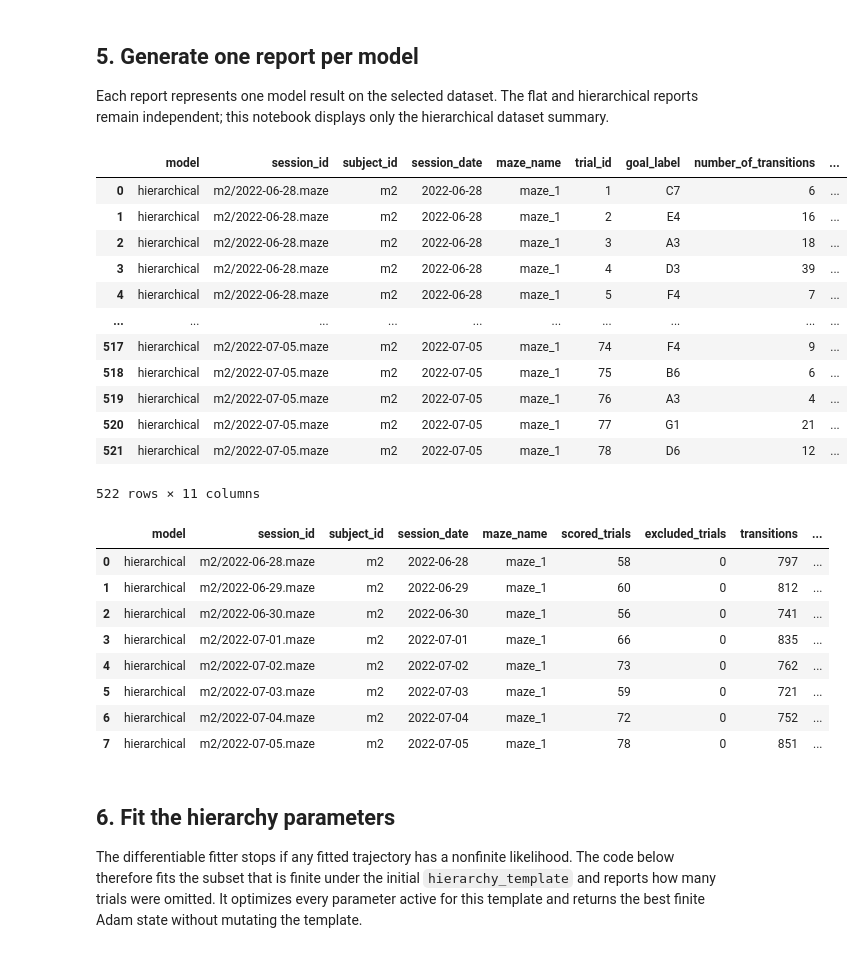
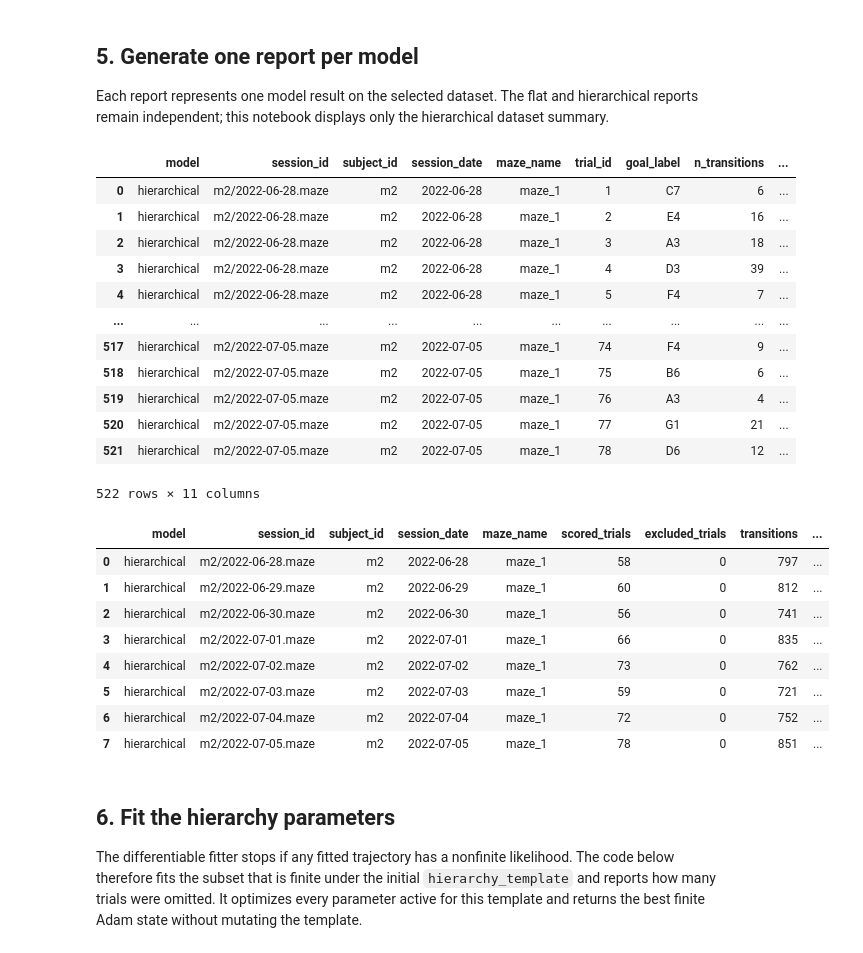
Before and after one commit to rudstre/hierarchical_bigmaze, a Jupyter notebook: doohan_data_interaction/doohan_trial_lmdp.ipynb, the cells around one changed output. Saved outputs shown, nothing was run; the diff lists cells and outputs as text; code cells hidden in the pictures.

```diff
--- a/doohan_data_interaction/doohan_trial_lmdp.ipynb
+++ b/doohan_data_interaction/doohan_trial_lmdp.ipynb
@@ -21,16 +21,18 @@ if not (PROJECT_ROOT / "pyproject.toml").is_file():
 
 sys.path.insert(0, str(PROJECT_ROOT / "src"))
 from andrew_mlmdp import (  # noqa: E402
-    DoohanMovementDataset,
-    LMDPEnvironment,
-    NMFDiscoveryParameters,
+    DoohanDataset,
+    Environment,
+    NMFConfig,
     SubgoalBasis,
-    discover_soft_subgoals,
+    discover_subgoals,
+    required_parameters,
+    score_flat_dataset,
+    score_hierarchy_dataset,
+    soft_parameters,
+)
+from andrew_mlmdp import (  # noqa: E402
     plotting as viz,
-    required_hierarchical_parameter_names,
-    score_flat_movement_dataset,
-    score_hierarchical_movement_dataset,
-    soft_hierarchy_parameters,
 )
 
 GRIDMAZE_DATA = (
@@ -42,7 +44,7 @@ MAZE_NAME = "maze_1"
 START_DATE = "2022-06-28"
 END_DATE = "2022-07-05"
 
-movement_dataset = DoohanMovementDataset.from_data_root(
+movement_dataset = DoohanDataset.from_data_root(
     GRIDMAZE_DATA,
     subject_ids=SUBJECT_IDS,
     start_date=START_DATE,
@@ -52,7 +54,7 @@ movement_dataset = DoohanMovementDataset.from_data_root(
 sessions = movement_dataset.sessions
 labeled_maze = movement_dataset.definition
 maze = labeled_maze.maze
-environment = LMDPEnvironment(maze)
+environment = Environment(maze)
 
 print(f"sessions: {len(sessions)}")
 print(f"maze: {movement_dataset.maze_name}")
@@ -127,15 +129,15 @@ The distributed basis is discovered once for the maze, not once per session or t
 # %%
 discovery_rank = 8
 smoothness_strength = 1.0
-soft_discovery = discover_soft_subgoals(
+soft_discovery = discover_subgoals(
     environment,
     ranks=(discovery_rank,),
-    parameters=NMFDiscoveryParameters(
+    parameters=NMFConfig(
         lambda_smooth=smoothness_strength,
     ),
     seed=0,
 ).result(discovery_rank)
-viz.plot_soft_subtasks(soft_discovery)
+viz.plot_subtasks(soft_discovery)
 plt.show()
 
 soft_basis = SubgoalBasis.from_profiles(
@@ -145,7 +147,7 @@ soft_basis = SubgoalBasis.from_profiles(
 )
 hierarchy_template = environment.hierarchy(
     soft_basis,
-    parameters=soft_hierarchy_parameters(
+    parameters=soft_parameters(
         discovery_rank,
         upper_control_cost=0.18,
     ),
@@ -189,23 +191,23 @@ True
 Each report represents one model result on the selected dataset. The flat and hierarchical reports remain independent; this notebook displays only the hierarchical dataset summary.
 # %%
 flat_report = movement_dataset.report(
-    score_flat_movement_dataset(
+    score_flat_dataset(
         environment,
         movement_trials,
     )
 )
 hierarchical_report = movement_dataset.report(
-    score_hierarchical_movement_dataset(
+    score_hierarchy_dataset(
         hierarchy_template,
         movement_trials,
     )
 )
 
 display(hierarchical_report.summary_dataframe())
 display(hierarchical_report.trial_dataframe())
 display(hierarchical_report.session_dataframe())
 # %% [output]
-|  | model | session_id | subject_id | session_date | maze_name | trial_id | goal_label | number_of_transitions | ... |
+|  | model | session_id | subject_id | session_date | maze_name | trial_id | goal_label | n_transitions | ... |
 | 0 | hierarchical | m2/2022-06-28.maze | m2 | 2022-06-28 | maze_1 | 1 | C7 | 6 | ... |
 | 1 | hierarchical | m2/2022-06-28.maze | m2 | 2022-06-28 | maze_1 | 2 | E4 | 16 | ... |
 | 2 | hierarchical | m2/2022-06-28.maze | m2 | 2022-06-28 | maze_1 | 3 | A3 | 18 | ... |
```
Also changed, not shown: parts of 3 cells of this notebook, 51 other files.
